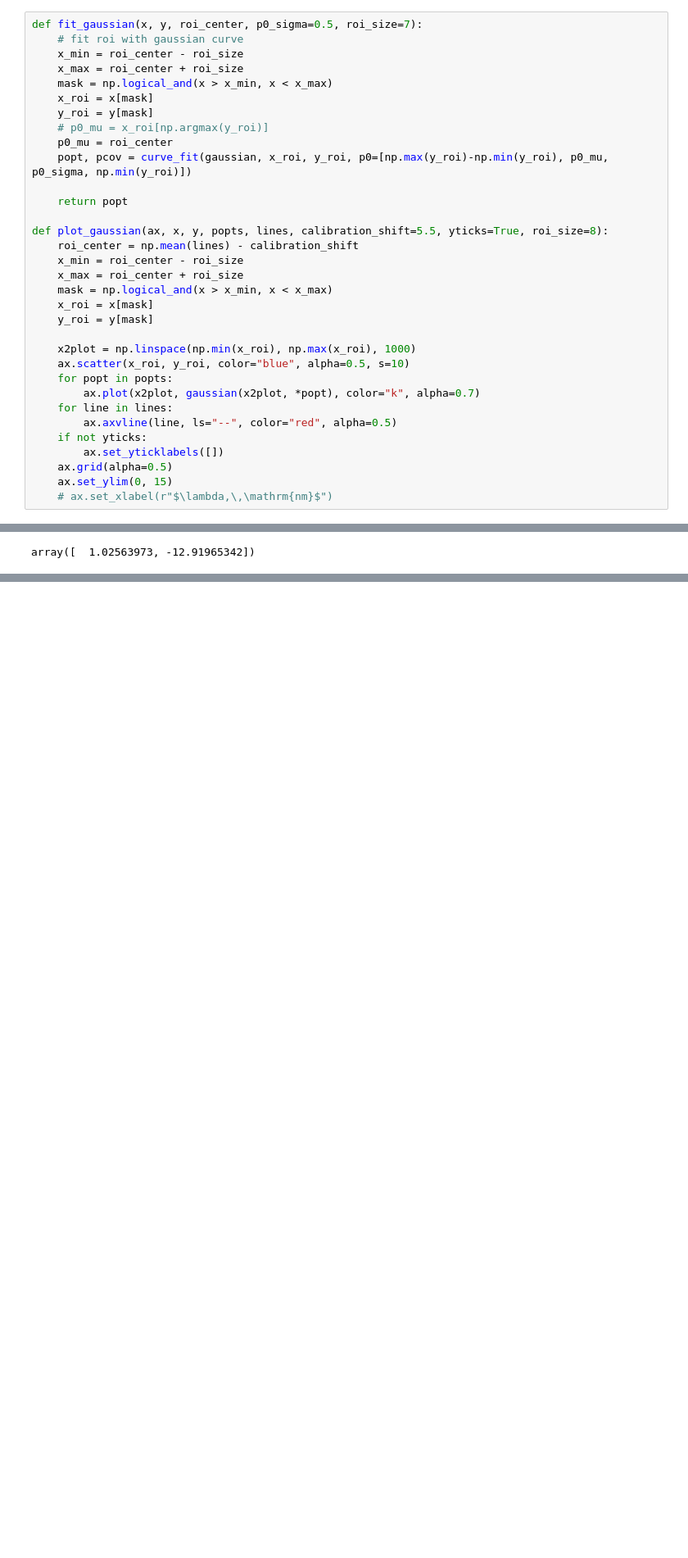
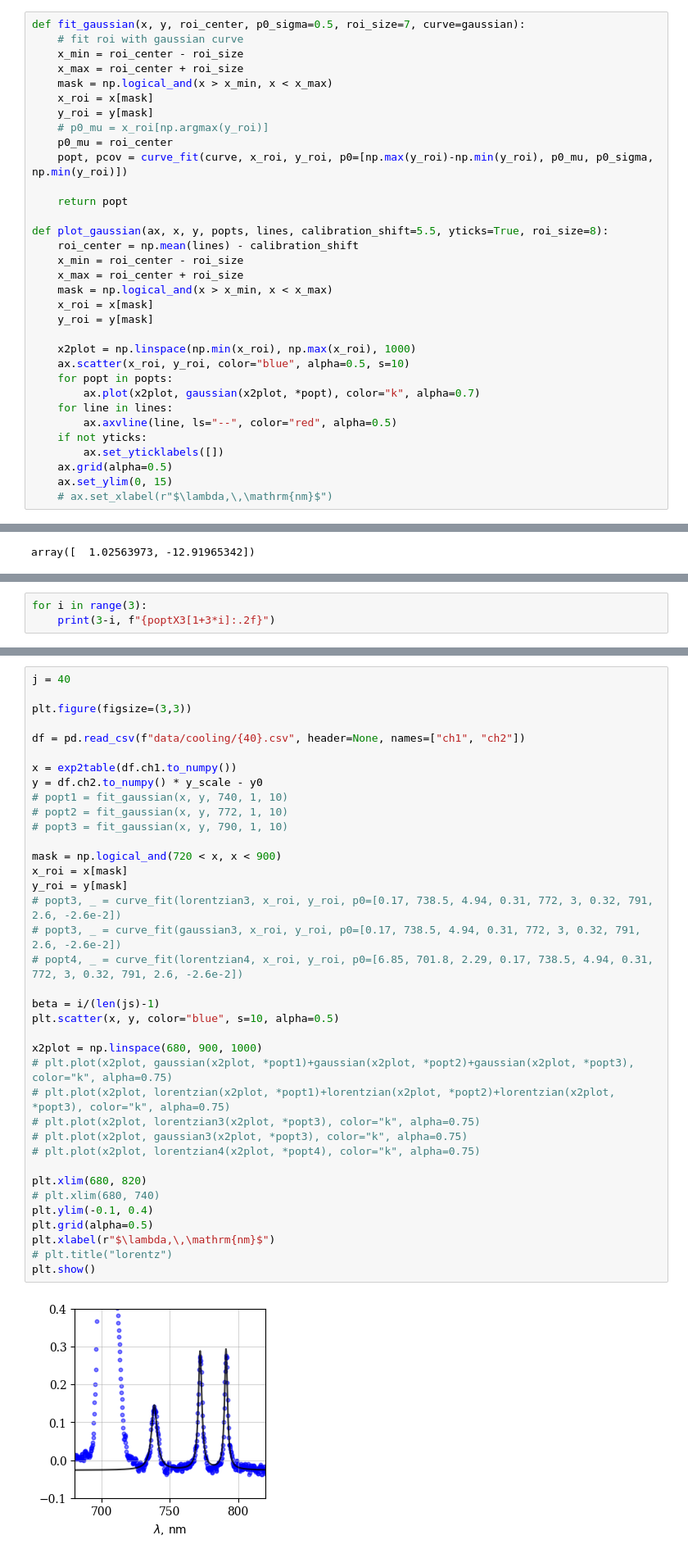
Before and after one commit to k1242/notes_QST, a Jupyter notebook: labs/2/lab_2.ipynb, the cells around one changed output, grey strips where cells are left out. Shown at 82% size. Cells and saved outputs as stored; diff of their text form; blank space fills up the shorter version.

```diff
--- a/labs/2/lab_2.ipynb
+++ b/labs/2/lab_2.ipynb
@@ -42,5 +57,5 @@ def gaussian(x, A, mu, sigma, shift):
 # %%
-def fit_gaussian(x, y, roi_center, p0_sigma=0.5, roi_size=7):
+def fit_gaussian(x, y, roi_center, p0_sigma=0.5, roi_size=7, curve=gaussian):
     # fit roi with gaussian curve
     x_min = roi_center - roi_size
     x_max = roi_center + roi_size
@@ -49,7 +64,7 @@ def fit_gaussian(x, y, roi_center, p0_sigma=0.5, roi_size=7):
     y_roi = y[mask]
     # p0_mu = x_roi[np.argmax(y_roi)]
     p0_mu = roi_center
-    popt, pcov = curve_fit(gaussian, x_roi, y_roi, p0=[np.max(y_roi)-np.min(y_roi), p0_mu, p0_sigma, np.min(y_roi)])
+    popt, pcov = curve_fit(curve, x_roi, y_roi, p0=[np.max(y_roi)-np.min(y_roi), p0_mu, p0_sigma, np.min(y_roi)])
 
     return popt
 
@@ -171,0 +246,3 @@ plt.show()
+# %%
+for i in range(3):
+    print(3-i, f"{poptX3[1+3*i]:.2f}")
@@ -171,0 +253,39 @@ plt.show()
+# %%
+j = 40
+
+plt.figure(figsize=(3,3))
+
+df = pd.read_csv(f"data/cooling/{40}.csv", header=None, names=["ch1", "ch2"])
+
+x = exp2table(df.ch1.to_numpy())
+y = df.ch2.to_numpy() * y_scale - y0
+# popt1 = fit_gaussian(x, y, 740, 1, 10)
+# popt2 = fit_gaussian(x, y, 772, 1, 10)
+# popt3 = fit_gaussian(x, y, 790, 1, 10)
+
+mask = np.logical_and(720 < x, x < 900)
+x_roi = x[mask]
+y_roi = y[mask]
+# popt3, _ = curve_fit(lorentzian3, x_roi, y_roi, p0=[0.17, 738.5, 4.94, 0.31, 772, 3, 0.32, 791, 2.6, -2.6e-2])
+# popt3, _ = curve_fit(gaussian3, x_roi, y_roi, p0=[0.17, 738.5, 4.94, 0.31, 772, 3, 0.32, 791, 2.6, -2.6e-2])
+# popt4, _ = curve_fit(lorentzian4, x_roi, y_roi, p0=[6.85, 701.8, 2.29, 0.17, 738.5, 4.94, 0.31, 772, 3, 0.32, 791, 2.6, -2.6e-2])
+
+beta = i/(len(js)-1)
+plt.scatter(x, y, color="blue", s=10, alpha=0.5)
+
+x2plot = np.linspace(680, 900, 1000)
+# plt.plot(x2plot, gaussian(x2plot, *popt1)+gaussian(x2plot, *popt2)+gaussian(x2plot, *popt3), color="k", alpha=0.75)
+# plt.plot(x2plot, lorentzian(x2plot, *popt1)+lorentzian(x2plot, *popt2)+lorentzian(x2plot, *popt3), color="k", alpha=0.75)
+# plt.plot(x2plot, lorentzian3(x2plot, *popt3), color="k", alpha=0.75)
+# plt.plot(x2plot, gaussian3(x2plot, *popt3), color="k", alpha=0.75)
+# plt.plot(x2plot, lorentzian4(x2plot, *popt4), color="k", alpha=0.75)
+
+plt.xlim(680, 820)
+# plt.xlim(680, 740)
+plt.ylim(-0.1, 0.4)
+plt.grid(alpha=0.5)
+plt.xlabel(r"$\lambda,\,\mathrm{nm}$")
+# plt.title("lorentz")
+plt.show()
+# %% [output]
+[figure, added]
```
Also changed, not shown: parts of 17 cells of this notebook, 8 other files.
